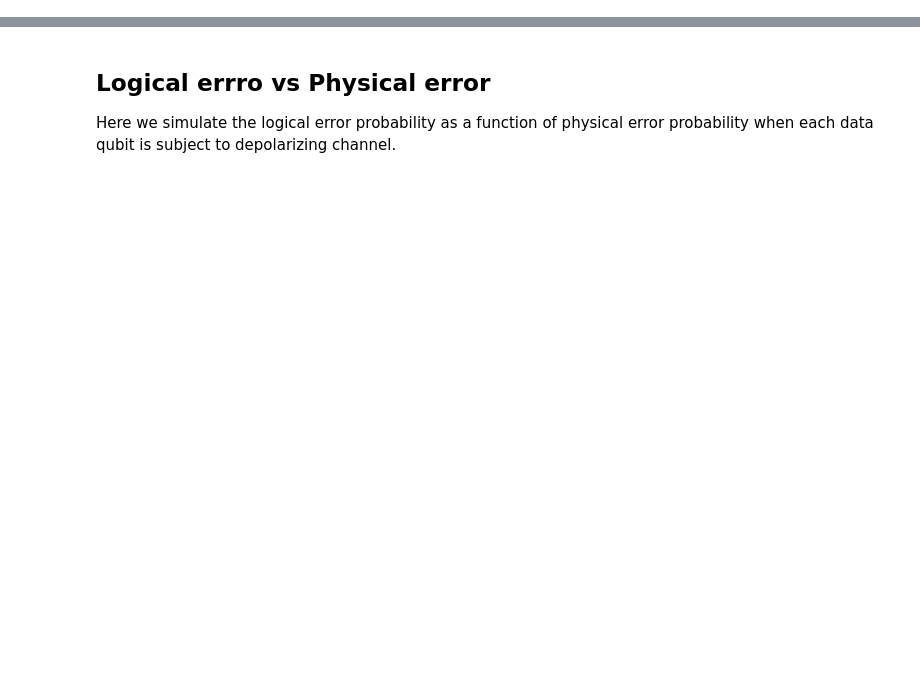
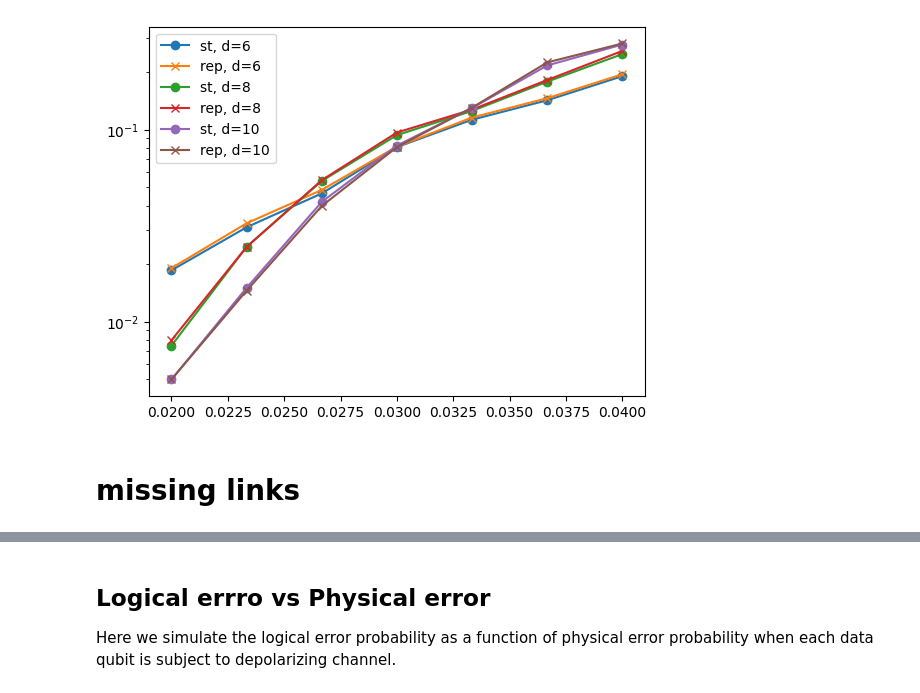
Before and after one commit to hassan-shap/FT-DQC, a Jupyter notebook: missing_link.ipynb, the cells around one changed output, grey strips where cells are left out. Drawn from its saved outputs; the diff is of its cells as text; code cells hidden in the pictures; blank space fills up the shorter version.

```diff
--- a/missing_link.ipynb
+++ b/missing_link.ipynb
@@ -15,0 +287,11 @@ def plotter(idx_list, color, marker="o"):
+# %%
+for i_d, d in enumerate(dist_list):
+    plt.plot(p_err_list,num_errors_st[i_d,:],"o-",label=f"st, d={d}")
+    plt.plot(p_err_list,num_errors_rep[i_d,:],"x-",label=f"rep, d={d}")
+plt.legend()
+# plt.xscale("log")
+plt.yscale("log")
+# %% [output]
+[figure, added]
+# %% [markdown]
+# missing links
```
Also changed, not shown: parts of 15 cells of this notebook, 2 other files.
